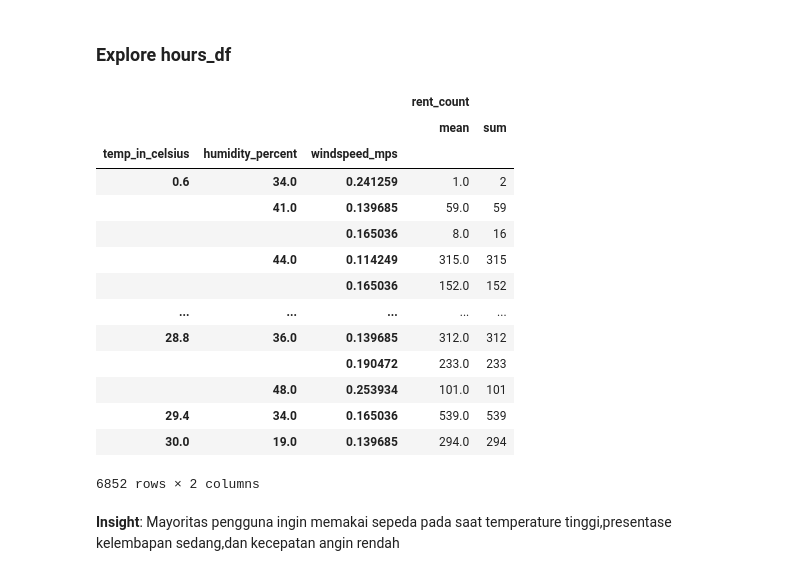
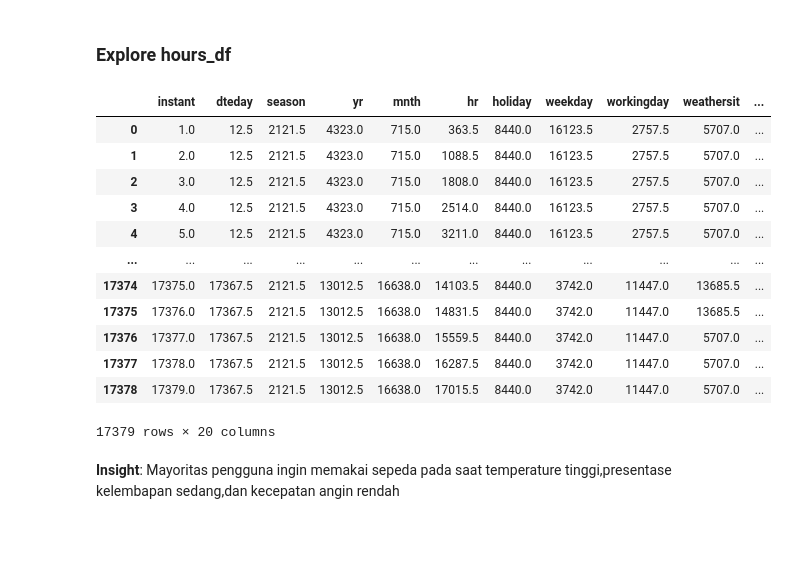
Before and after one commit to GadiseMustika/bikesharing_analytic, a Jupyter notebook: notebook.ipynb, the cells around one changed output. Cells and saved outputs as stored; diff of their text form; code cells hidden in the pictures; blank space fills up the shorter version.

```diff
--- a/notebook.ipynb
+++ b/notebook.ipynb
@@ -424,39 +424,39 @@ main_days_df = days_df
 # %%
 # Faktor iklim dalam penggunaan sepeda/jam
 hours_df.rename(columns={
     "cnt" : "rent_count",
     "hum" : "humidity"
 }, inplace=True)
 
 min_temp = 0
 max_temp = 30
 
 hours_df["temp_in_celsius"] = (hours_df["temp"] * (max_temp - min_temp) + min_temp)# Konversi suhu dari nomalisasi menjadi celsius
 
 hours_df["humidity_percent"] = hours_df["humidity"] * 100
 
 hours_df["windspeed_mps"] = hours_df["windspeed"] * hours_df["windspeed"].max()
 
 
 hours_df.groupby(["temp_in_celsius", "humidity_percent", "windspeed_mps"], observed=True).agg({
     "rent_count" : ["mean","sum"]
 })
+
+hours_df.rank()
 # %% [output]
-|  |  |  | rent_count |  |
-|  |  |  | mean | sum |
-| temp_in_celsius | humidity_percent | windspeed_mps |  |  |
-| 0.6 | 34.0 | 0.241259 | 1.0 | 2 |
-|  | 41.0 | 0.139685 | 59.0 | 59 |
-|  |  | 0.165036 | 8.0 | 16 |
-|  | 44.0 | 0.114249 | 315.0 | 315 |
-|  |  | 0.165036 | 152.0 | 152 |
-| ... | ... | ... | ... | ... |
-| 28.8 | 36.0 | 0.139685 | 312.0 | 312 |
-|  |  | 0.190472 | 233.0 | 233 |
-|  | 48.0 | 0.253934 | 101.0 | 101 |
-| 29.4 | 34.0 | 0.165036 | 539.0 | 539 |
-| 30.0 | 19.0 | 0.139685 | 294.0 | 294 |
+|  | instant | dteday | season | yr | mnth | hr | holiday | weekday | workingday | weathersit | ... |
+| 0 | 1.0 | 12.5 | 2121.5 | 4323.0 | 715.0 | 363.5 | 8440.0 | 16123.5 | 2757.5 | 5707.0 | ... |
+| 1 | 2.0 | 12.5 | 2121.5 | 4323.0 | 715.0 | 1088.5 | 8440.0 | 16123.5 | 2757.5 | 5707.0 | ... |
+| 2 | 3.0 | 12.5 | 2121.5 | 4323.0 | 715.0 | 1808.0 | 8440.0 | 16123.5 | 2757.5 | 5707.0 | ... |
+| 3 | 4.0 | 12.5 | 2121.5 | 4323.0 | 715.0 | 2514.0 | 8440.0 | 16123.5 | 2757.5 | 5707.0 | ... |
+| 4 | 5.0 | 12.5 | 2121.5 | 4323.0 | 715.0 | 3211.0 | 8440.0 | 16123.5 | 2757.5 | 5707.0 | ... |
+| ... | ... | ... | ... | ... | ... | ... | ... | ... | ... | ... | ... |
+| 17374 | 17375.0 | 17367.5 | 2121.5 | 13012.5 | 16638.0 | 14103.5 | 8440.0 | 3742.0 | 11447.0 | 13685.5 | ... |
+| 17375 | 17376.0 | 17367.5 | 2121.5 | 13012.5 | 16638.0 | 14831.5 | 8440.0 | 3742.0 | 11447.0 | 13685.5 | ... |
+| 17376 | 17377.0 | 17367.5 | 2121.5 | 13012.5 | 16638.0 | 15559.5 | 8440.0 | 3742.0 | 11447.0 | 5707.0 | ... |
+| 17377 | 17378.0 | 17367.5 | 2121.5 | 13012.5 | 16638.0 | 16287.5 | 8440.0 | 3742.0 | 11447.0 | 5707.0 | ... |
+| 17378 | 17379.0 | 17367.5 | 2121.5 | 13012.5 | 16638.0 | 17015.5 | 8440.0 | 3742.0 | 11447.0 | 5707.0 | ... |
-6852 rows × 2 columns
+17379 rows × 20 columns
 # %% [markdown]
 **Insight**: Mayoritas pengguna ingin memakai sepeda pada saat temperature tinggi,presentase kelembapan sedang,dan kecepatan angin rendah
 # %%
```
Also changed, not shown: parts of 2 cells of this notebook, 1 other file.
